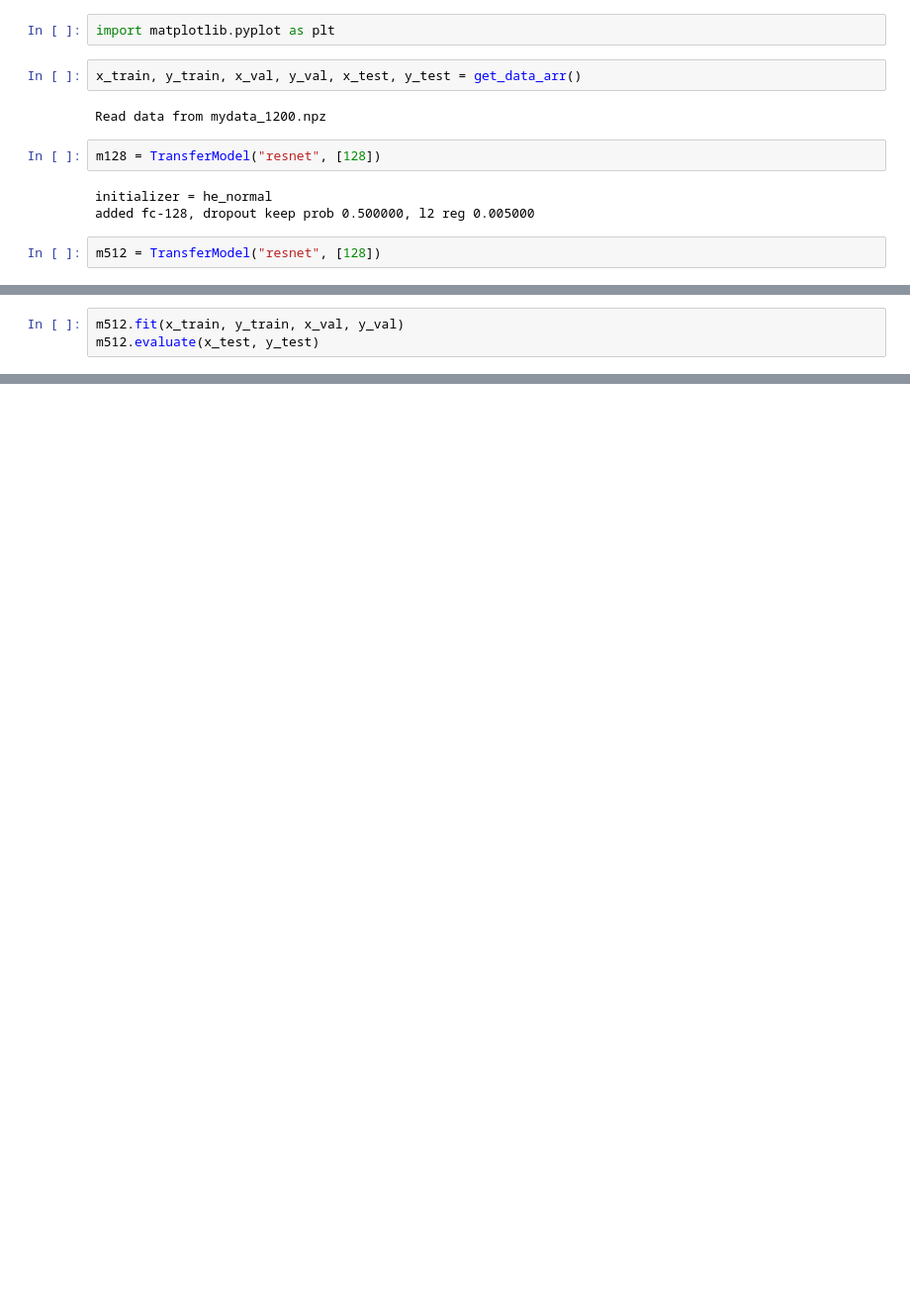
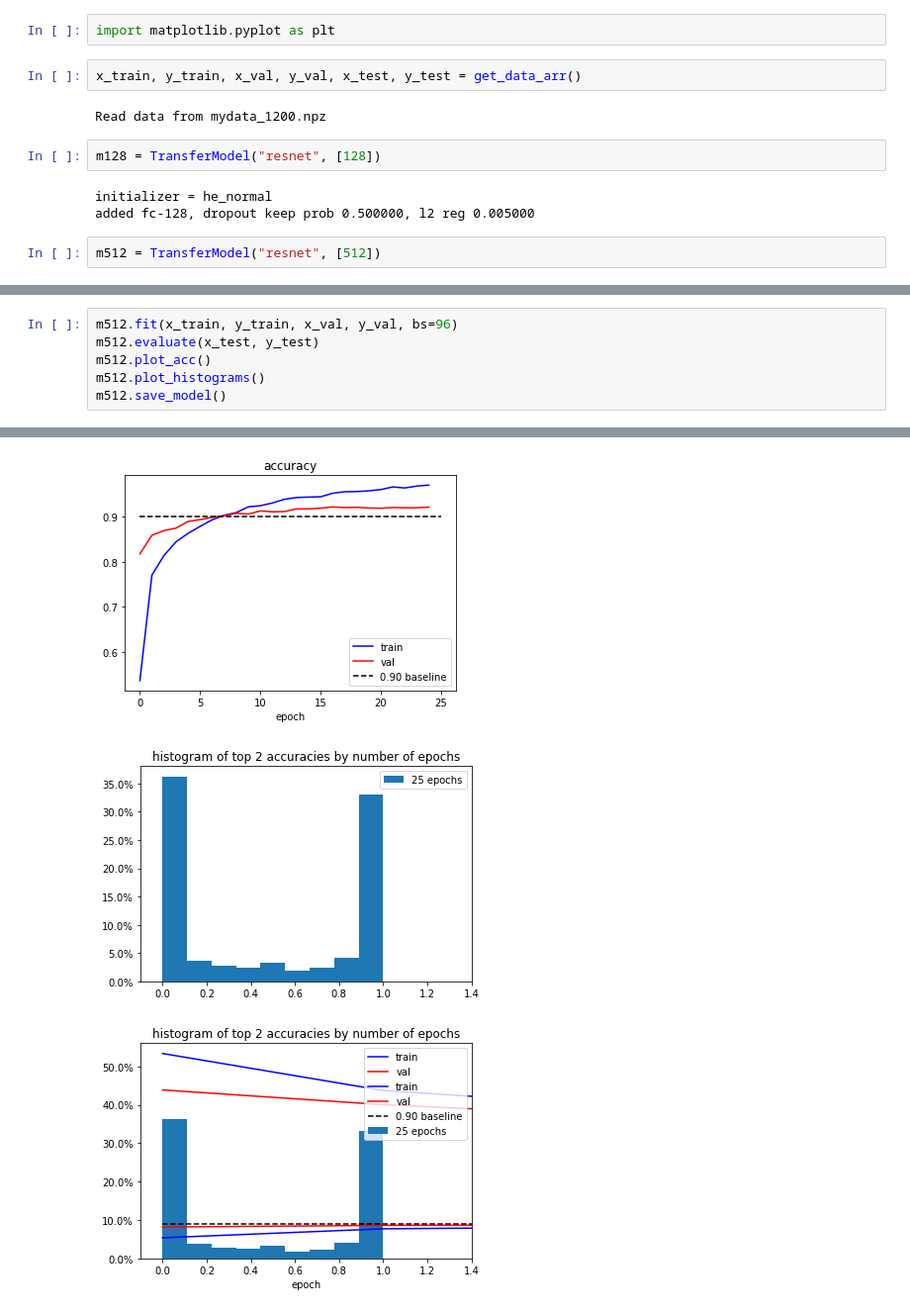
Before and after one commit to vuhonganh/transfer_learning, a Jupyter notebook: test_models.ipynb, the cells around one changed output, grey strips where cells are left out. Shown at 99% size. Drawn from its saved outputs; the diff is of its cells as text; blank space fills up the shorter version.

```diff
--- a/test_models.ipynb
+++ b/test_models.ipynb
@@ -17,6 +19,6 @@ m128 = TransferModel("resnet", [128])
 initializer = he_normal
 added fc-128, dropout keep prob 0.500000, l2 reg 0.005000
 # %%
-m512 = TransferModel("resnet", [128])
+m512 = TransferModel("resnet", [512])
 # %% [output]
 initializer = he_normal
@@ -40,6 +59,9 @@ Epoch 3/25
 # %%
-m512.fit(x_train, y_train, x_val, y_val)
+m512.fit(x_train, y_train, x_val, y_val, bs=96)
 m512.evaluate(x_test, y_test)
+m512.plot_acc()
+m512.plot_histograms()
+m512.save_model()
 # %% [output]
 Train on 8064 samples, validate on 2016 samples
 Epoch 1/25
@@ -61 +83,4 @@ top 2 accuracy = 0.971991
+[figure, added]
+[figure, added]
+[figure, added]
 # %%
```
Also changed, not shown: parts of 11 cells of this notebook.
